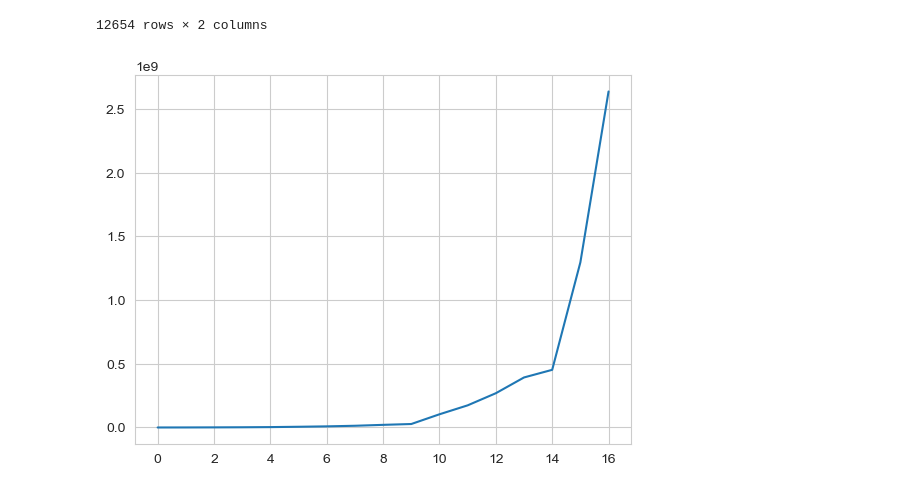
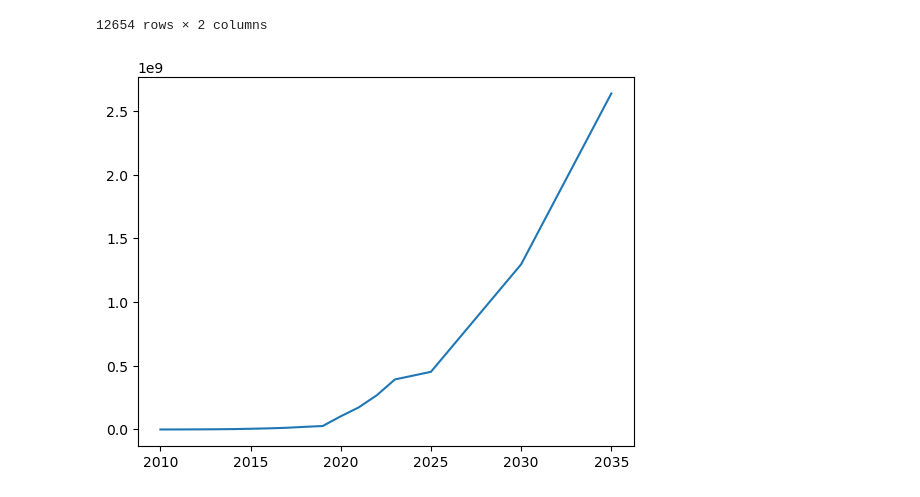
Before and after one commit to TDMinhNhat/Machine_Learning_Model_Example, a Jupyter notebook: model/linear_regression/project_da02_3.ipynb, the cells around one changed output. Cells and saved outputs as stored; diff of their text form; code cells hidden in the pictures.

Commit message:
update data || source

```diff
--- a/model/linear_regression/project_da02_3.ipynb
+++ b/model/linear_regression/project_da02_3.ipynb
@@ -43,11 +43,9 @@ data
 | 12652 | 2035 | 15000000.0 |
 | 12653 | 2035 | 9.0 |
 12654 rows × 2 columns
-# %%
-data.dropna(inplace = True)
 # %%
 data = data.groupby("year").sum().reset_index()
-data["value"].plot()
+plt.plot(data["year"], data["value"])
 plt.show()
 # %% [output]
-[figure, old version]
+[figure, new version]
```
Also changed, not shown: parts of 14 cells of this notebook, 14 other files.
